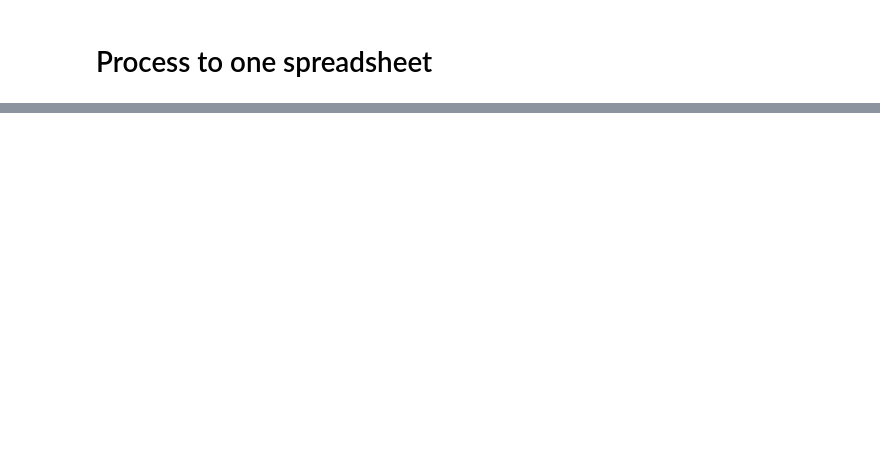
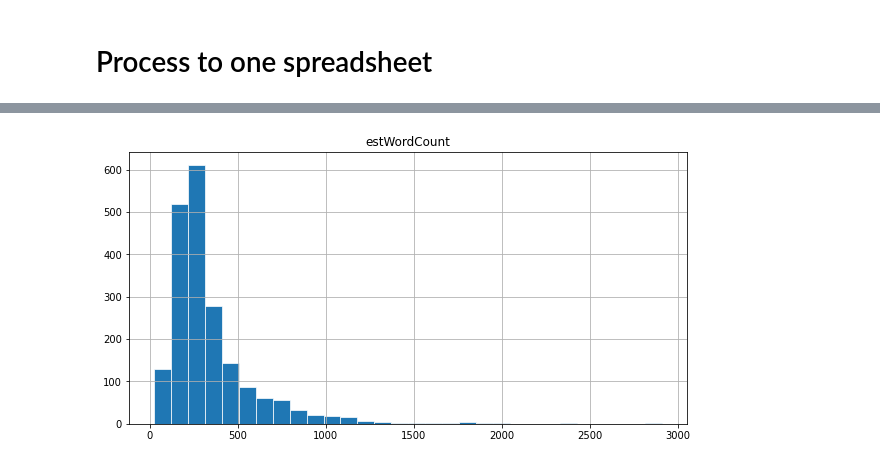
Before and after one commit to eelegiap/ukraine-media-CSLI, a Jupyter notebook: convertExcels.ipynb, the cells around one changed output, grey strips where cells are left out. Cells and saved outputs as stored; diff of their text form; code cells hidden in the pictures; blank space fills up the shorter version.

```diff
--- a/convertExcels.ipynb
+++ b/convertExcels.ipynb
@@ -56,0 +69,17 @@ type text string 3344
+# %%
+# Count words
+def getWordCount(text):
+    if type(text) == str:
+        return len(text.split(' '))
+    else:
+        return 0
+
+df = russianDfs.sample(n=2000,random_state=1)
+df['estWordCount'] = df['text'].apply(getWordCount)
+
+fig = plt.figure(figsize = (10,5))
+ax = fig.gca()
+# ax.xaxis.set_ticks(list(range(0,6000,300)))
+hist = df.hist(column='estWordCount',bins=30,ax=ax,edgecolor='white',linewidth=.7)
+# %% [output]
+[figure, added]
```
Also changed, not shown: parts of 20 cells of this notebook, 33 other files.
